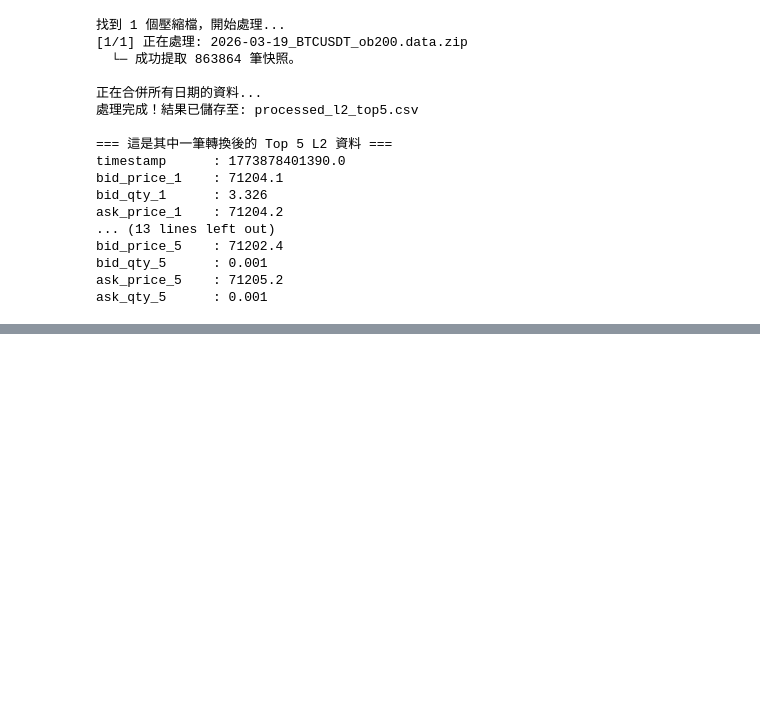
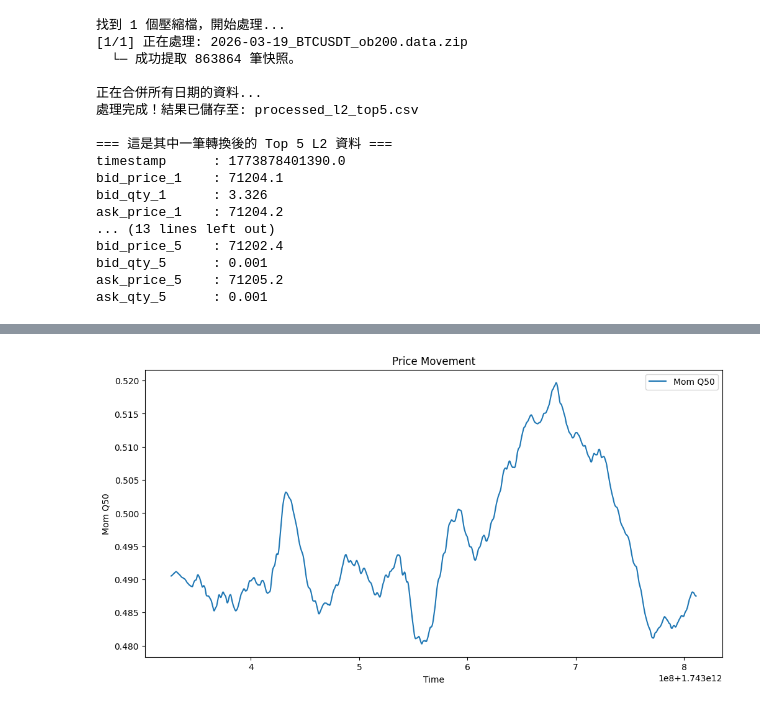
Before and after one commit to chestertsai0915/trade_intern_test, a Jupyter notebook: test2.ipynb, the cells around one changed output, grey strips where cells are left out. Cells and saved outputs as stored; diff of their text form; code cells hidden in the pictures; blank space fills up the shorter version.

```diff
--- a/test2.ipynb
+++ b/test2.ipynb
@@ -475,0 +383,2 @@ Note: you may need to restart the kernel to use updated packages.
+# %%
+data=pd.read_csv("observe_alpha_take_home_1_features.csv")
@@ -475,0 +401,15 @@ Note: you may need to restart the kernel to use updated packages.
+# %%
+import matplotlib.pyplot as plt
+import numpy as np
+def sigmoid(x):
+    # 使用 np.exp 進行元素級指數計算
+    return 1 / (1 + np.exp(-x))
+plt.figure(figsize=(12, 6))
+plt.plot(data['open_time'], sigmoid(data['mom_q50']).rolling(window=2000).mean()   , label='Mom Q50')
+plt.xlabel('Time')
+plt.ylabel('Mom Q50')
+plt.title('Price Movement')
+plt.legend()
+plt.show()
+# %% [output]
+[figure, added]
```
Also changed, not shown: parts of 9 cells of this notebook, 21 other files.
